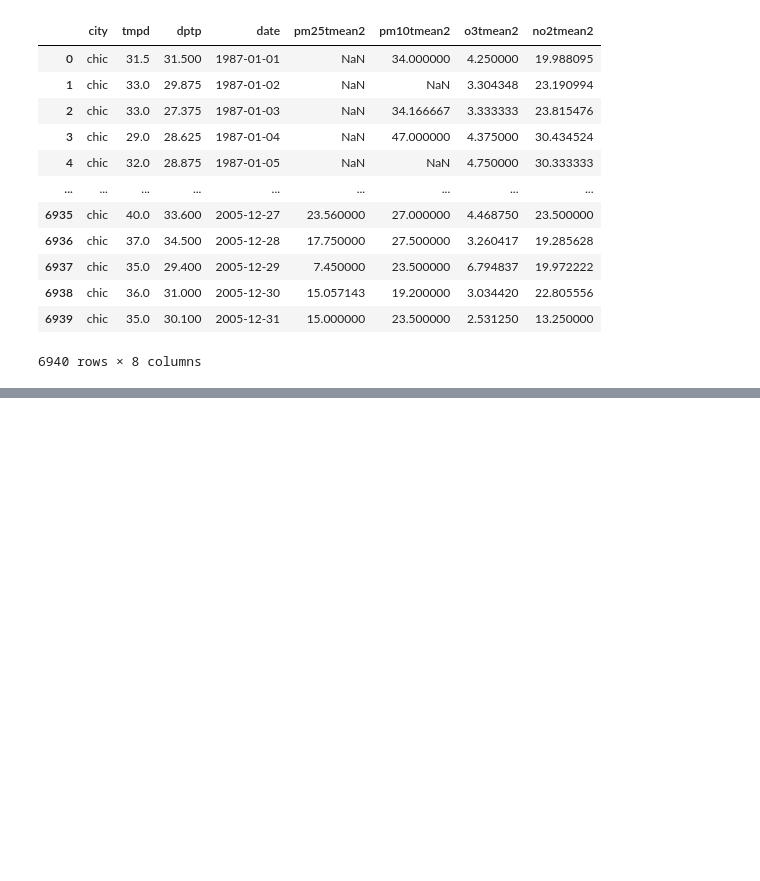
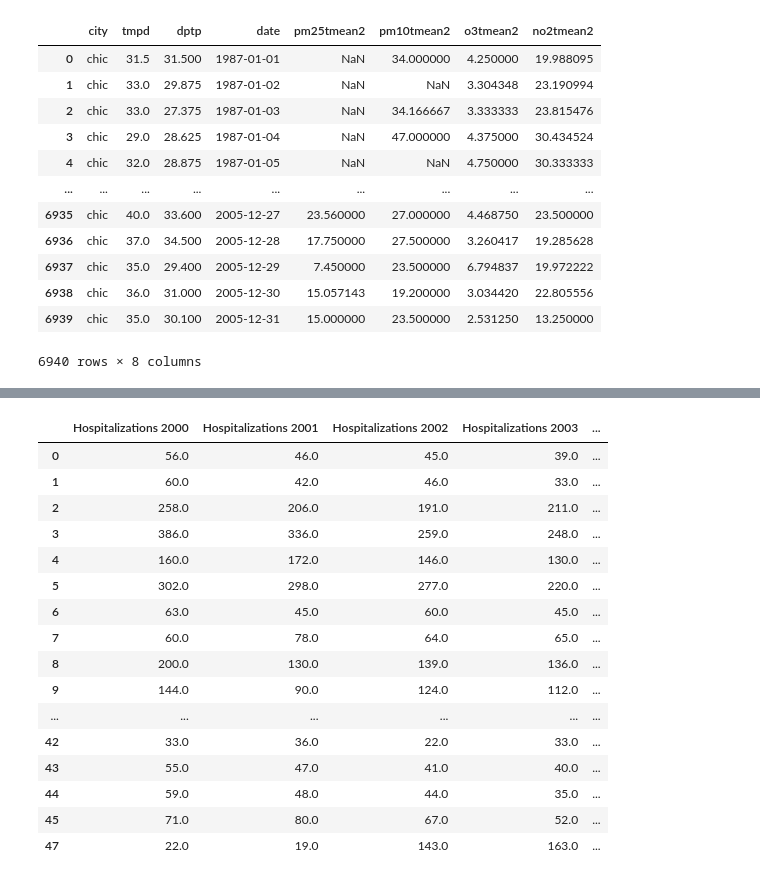
Before and after one commit to klebiedzinska/big_data_project, a Jupyter notebook: Untitled.ipynb, the cells around one changed output, grey strips where cells are left out. Cells and saved outputs as stored; diff of their text form; code cells hidden in the pictures; blank space fills up the shorter version.

```diff
--- a/Untitled.ipynb
+++ b/Untitled.ipynb
@@ -54,0 +87,24 @@ filtered_df
+# %%
+astma_hospital = astma[['Hospitalizations 2000', 'Hospitalizations 2001', 'Hospitalizations 2002', \
+                        'Hospitalizations 2003', 'Hospitalizations 2004', 'Hospitalizations 2005']]
+astma_hospital =  astma_hospital.dropna(axis=0)
+
+astma_hospital
+# %% [output]
+|  | Hospitalizations 2000 | Hospitalizations 2001 | Hospitalizations 2002 | Hospitalizations 2003 | ... |
+| 0 | 56.0 | 46.0 | 45.0 | 39.0 | ... |
+| 1 | 60.0 | 42.0 | 46.0 | 33.0 | ... |
+| 2 | 258.0 | 206.0 | 191.0 | 211.0 | ... |
+| 3 | 386.0 | 336.0 | 259.0 | 248.0 | ... |
+| 4 | 160.0 | 172.0 | 146.0 | 130.0 | ... |
+| 5 | 302.0 | 298.0 | 277.0 | 220.0 | ... |
+| 6 | 63.0 | 45.0 | 60.0 | 45.0 | ... |
+| 7 | 60.0 | 78.0 | 64.0 | 65.0 | ... |
+| 8 | 200.0 | 130.0 | 139.0 | 136.0 | ... |
+| 9 | 144.0 | 90.0 | 124.0 | 112.0 | ... |
+| ... | ... | ... | ... | ... | ... |
+| 42 | 33.0 | 36.0 | 22.0 | 33.0 | ... |
+| 43 | 55.0 | 47.0 | 41.0 | 40.0 | ... |
+| 44 | 59.0 | 48.0 | 44.0 | 35.0 | ... |
+| 45 | 71.0 | 80.0 | 67.0 | 52.0 | ... |
+| 47 | 22.0 | 19.0 | 143.0 | 163.0 | ... |
```
Also changed, not shown: parts of 7 cells of this notebook.
